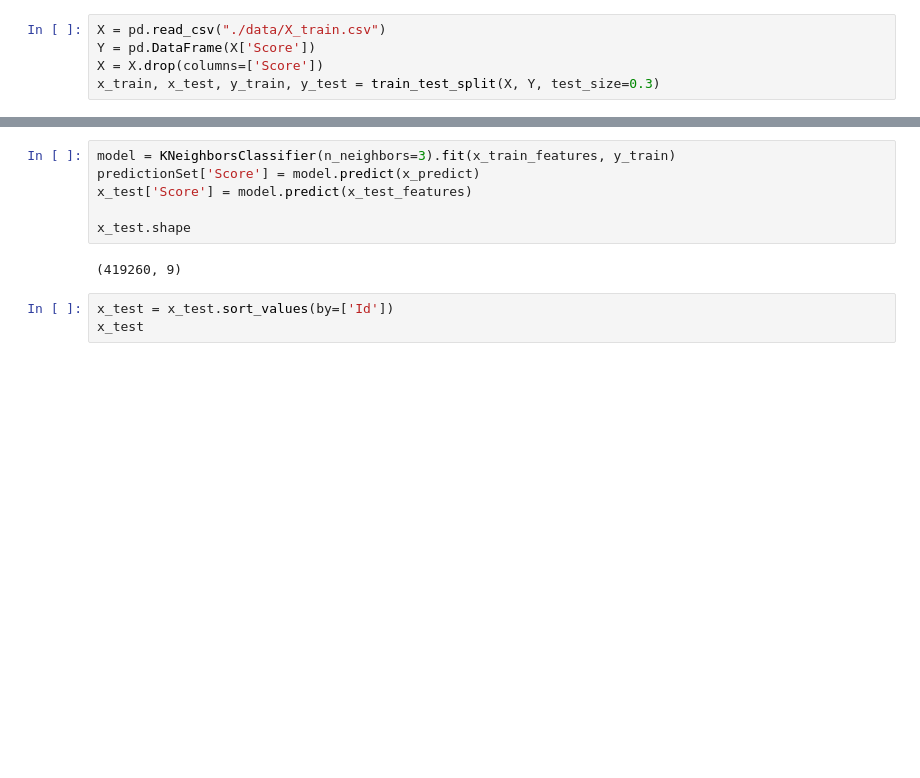
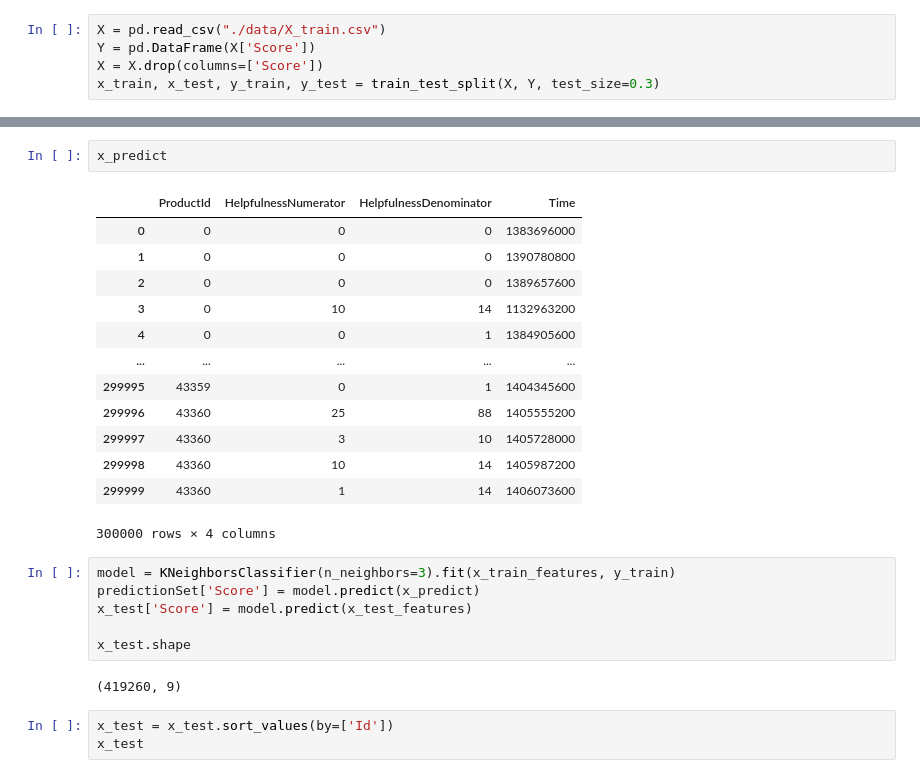
Before and after one commit to gabeklavans/CS506-Fall2020, a Jupyter notebook: 08-midterm/midterm.ipynb, the cells around one changed output, grey strips where cells are left out. Drawn from its saved outputs; the diff is of its cells as text; blank space fills up the shorter version.

```diff
--- a/08-midterm/midterm.ipynb
+++ b/08-midterm/midterm.ipynb
@@ -48,3 +77,19 @@ x_predict = predictionSet.drop(columns=['Id', 'ProductId', 'UserId', 'Text', 'Su
+# %%
+x_predict
+# %% [output]
+|  | ProductId | HelpfulnessNumerator | HelpfulnessDenominator | Time |
+| 0 | 0 | 0 | 0 | 1383696000 |
+| 1 | 0 | 0 | 0 | 1390780800 |
+| 2 | 0 | 0 | 0 | 1389657600 |
+| 3 | 0 | 10 | 14 | 1132963200 |
+| 4 | 0 | 0 | 1 | 1384905600 |
+| ... | ... | ... | ... | ... |
+| 299995 | 43359 | 0 | 1 | 1404345600 |
+| 299996 | 43360 | 25 | 88 | 1405555200 |
+| 299997 | 43360 | 3 | 10 | 1405728000 |
+| 299998 | 43360 | 10 | 14 | 1405987200 |
+| 299999 | 43360 | 1 | 14 | 1406073600 |
+300000 rows × 4 columns
 # %%
 model = KNeighborsClassifier(n_neighbors=3).fit(x_train_features, y_train)
 predictionSet['Score'] = model.predict(x_predict)
```
Also changed, not shown: parts of 7 cells of this notebook, 8 other files.
